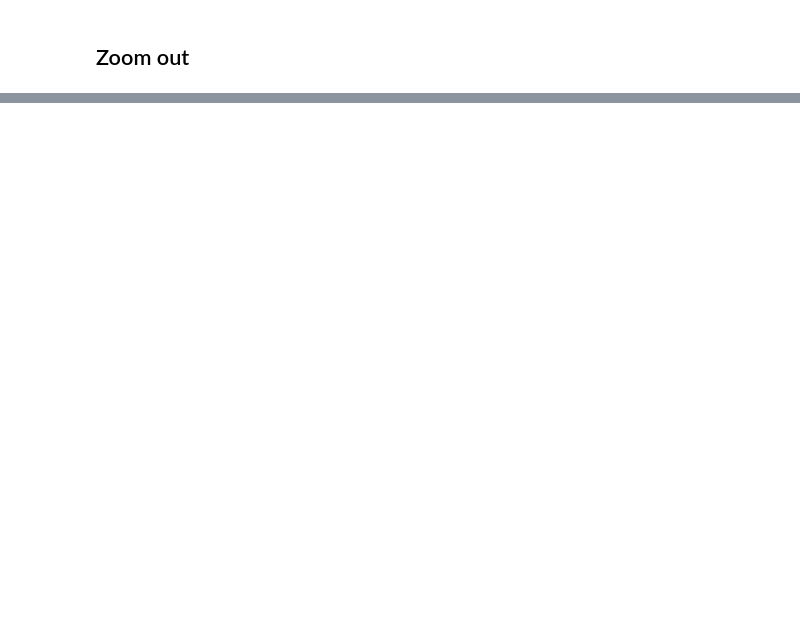
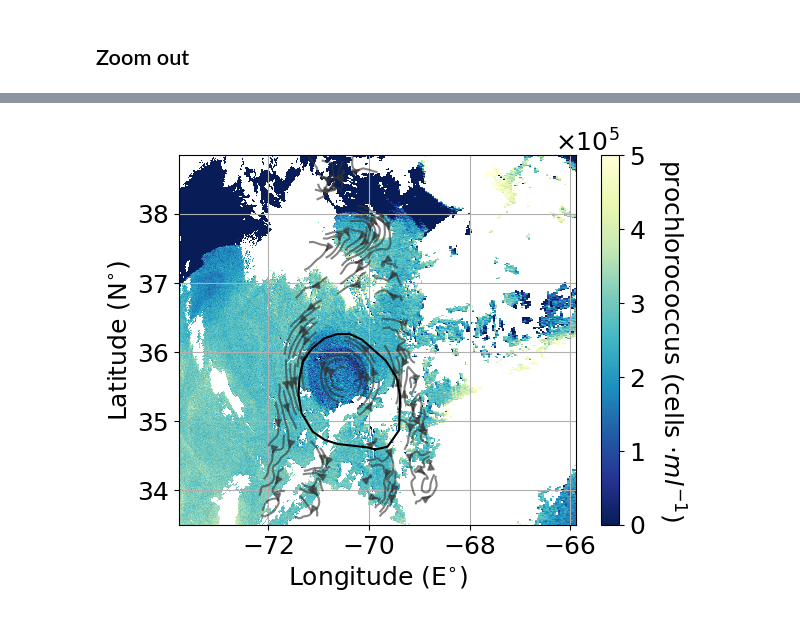
Before and after one commit to ocean-slang/go-swace, a Jupyter notebook: SWOT_over_PACE_maps.ipynb, the cells around one changed output, grey strips where cells are left out. Drawn from its saved outputs; the diff is of its cells as text; code cells hidden in the pictures; blank space fills up the shorter version.

```diff
--- a/SWOT_over_PACE_maps.ipynb
+++ b/SWOT_over_PACE_maps.ipynb
@@ -42,5 +40,5 @@ FileNotFoundError: [Errno 2] No such file or directory: '/home/jovyan/GO-SWACE/d
 # %%
-moana_ds = xr.open_dataset('/data/moana/moana_Edward_05082024.nc') # should rename this with file extention .nc
+moana_ds = xr.open_dataset('data/moana/moana_Edward_05082024.nc') # should rename this with file extention .nc
 mlon = moana_ds.variables['longitude']
 mlat = moana_ds.variables['latitude']
 pro = moana_ds.variables['prococcus_moana']
@@ -278,23 +295,25 @@ cbar.set_label('Chlorophyll Concentration \n ($mg\cdot m^{-3}$)')
 # %%
 fig.clf()
 fig = plt.figure()
 ax = plt.axes()
-plot=ax.pcolormesh(mlon,mlat,pro,cmap='YlGnBu_r',vmax=400000)
+plot=ax.pcolormesh(mlon,mlat,pro,cmap='YlGnBu_r',vmax=500000)
 ax.streamplot(grid_x_180,grid_y,ug1,vg1, density = 3, color = (0.2,0.2,0.2,0.6))
 ax.streamplot(grid_x_180,grid_y,ug2,vg2, density = 3, color = (0.2,0.2,0.2,0.6))
 
 ax.plot(contour_lons-360,contour_lats,zorder=100,c='k')
 
 ax.grid(True)
 ax.set_ylim([latmin,latmax])
 ax.set_xlim([lonmin,lonmax])
 cbar = plt.colorbar(plot,ax=ax)
-cbar.set_label('Picoeukaryotes (cells $ \cdot ml^{-1}$)', rotation=270, labelpad=30)
+cbar.set_label('prochlorococcus (cells $ \cdot ml^{-1}$)', rotation=270, labelpad=30)
 cbar.formatter.set_powerlimits((0, 0))
 cbar.formatter.set_useMathText(True)
 
 ax.set_ylabel('Latitude (N$^{\circ}$)')
 ax.set_xlabel('Longitude (E$^{\circ}$)')
 plt.show()
+# %% [output]
+[figure, added]
 # %%
 fig.clf()
```
Also changed, not shown: parts of 9 cells of this notebook.
